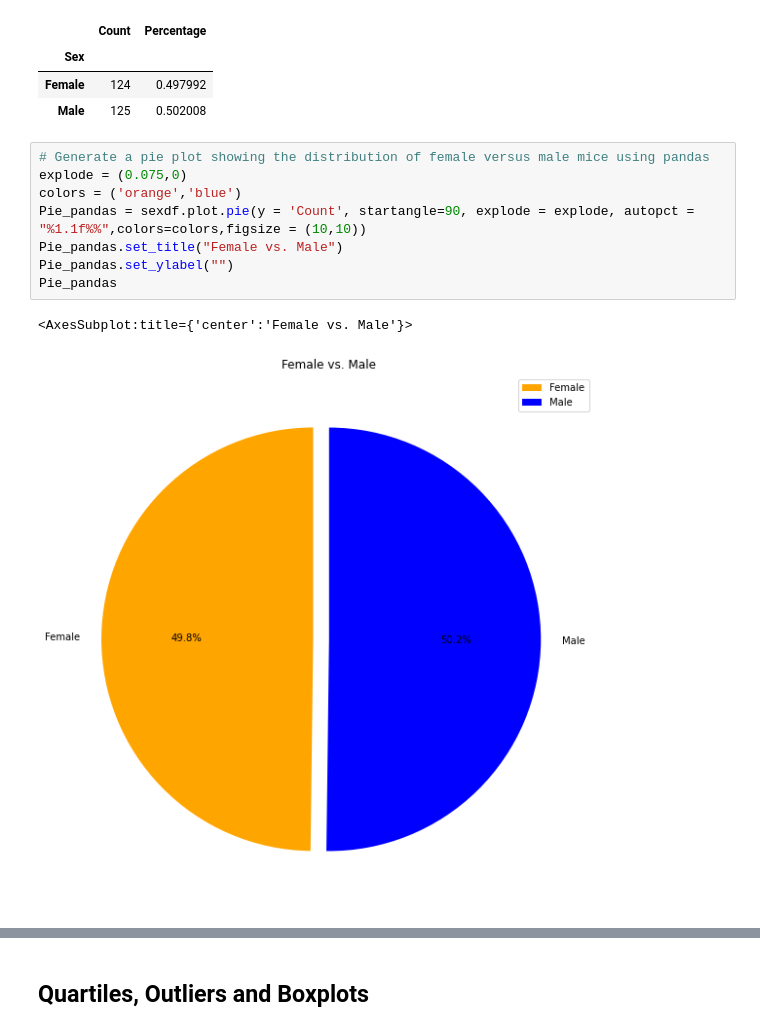
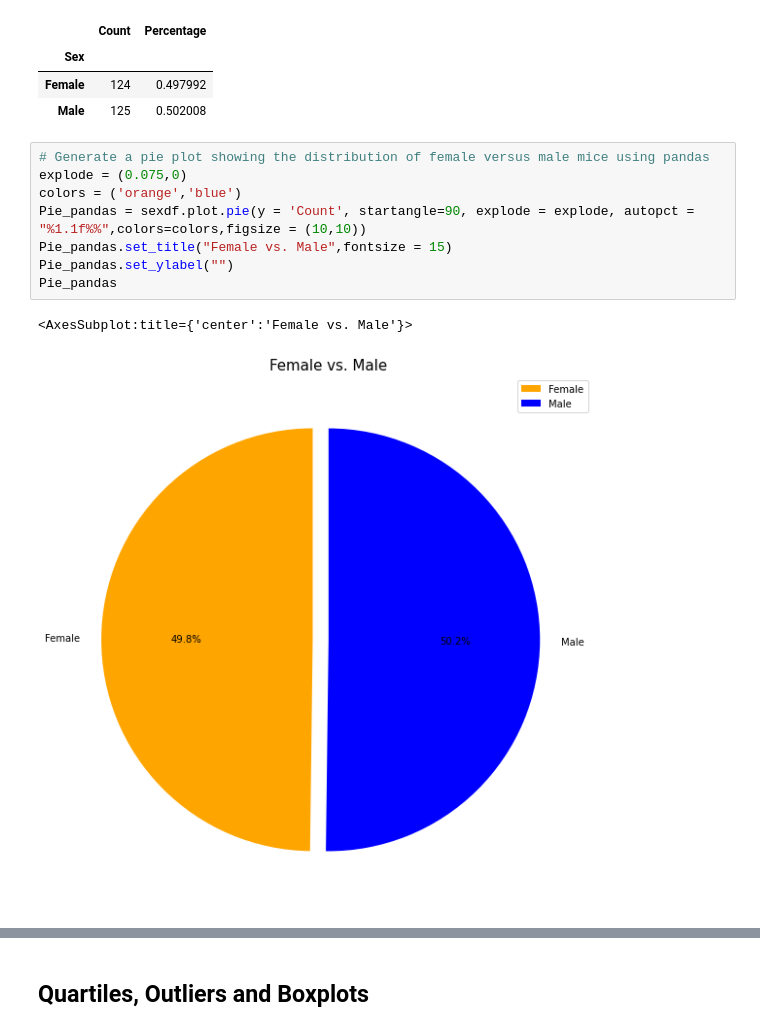
Before and after one commit to IanArch-git/matplotlib-challenge, a Jupyter notebook: Pymaceuticals/Pymaceuticals.ipynb, the cells around one changed output, grey strips where cells are left out. Drawn from its saved outputs; the diff is of its cells as text.

```diff
--- a/Pymaceuticals/Pymaceuticals.ipynb
+++ b/Pymaceuticals/Pymaceuticals.ipynb
@@ -218,14 +219,14 @@ sexdf
 # %%
 # Generate a pie plot showing the distribution of female versus male mice using pandas
 explode = (0.075,0)
 colors = ('orange','blue')
 Pie_pandas = sexdf.plot.pie(y = 'Count', startangle=90, explode = explode, autopct = "%1.1f%%",colors=colors,figsize = (10,10))
-Pie_pandas.set_title("Female vs. Male")
+Pie_pandas.set_title("Female vs. Male",fontsize = 15)
 Pie_pandas.set_ylabel("")
 Pie_pandas
 # %% [output]
 <AxesSubplot:title={'center':'Female vs. Male'}>
-[figure, old version]
+[figure, new version]
 # %%
 # Generate a pie plot showing the distribution of female versus male mice using pyplot
 explode = (0.075,0)
```
Also changed, not shown: parts of 10 cells of this notebook.
